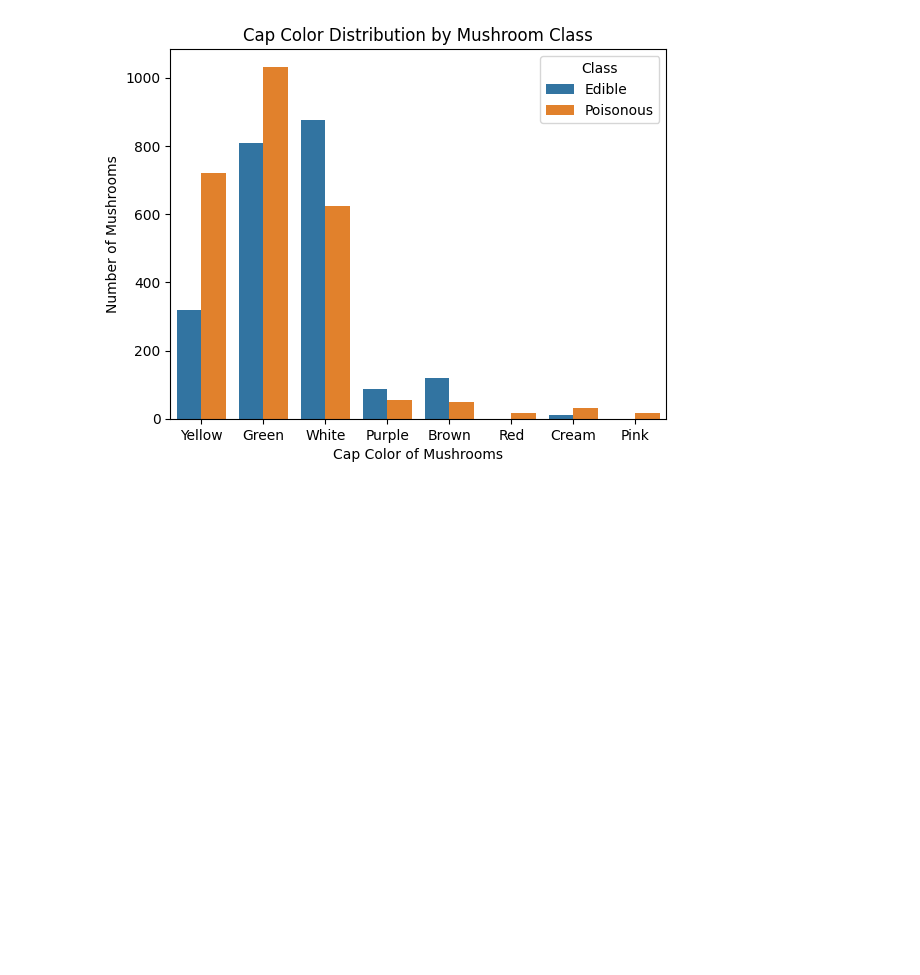
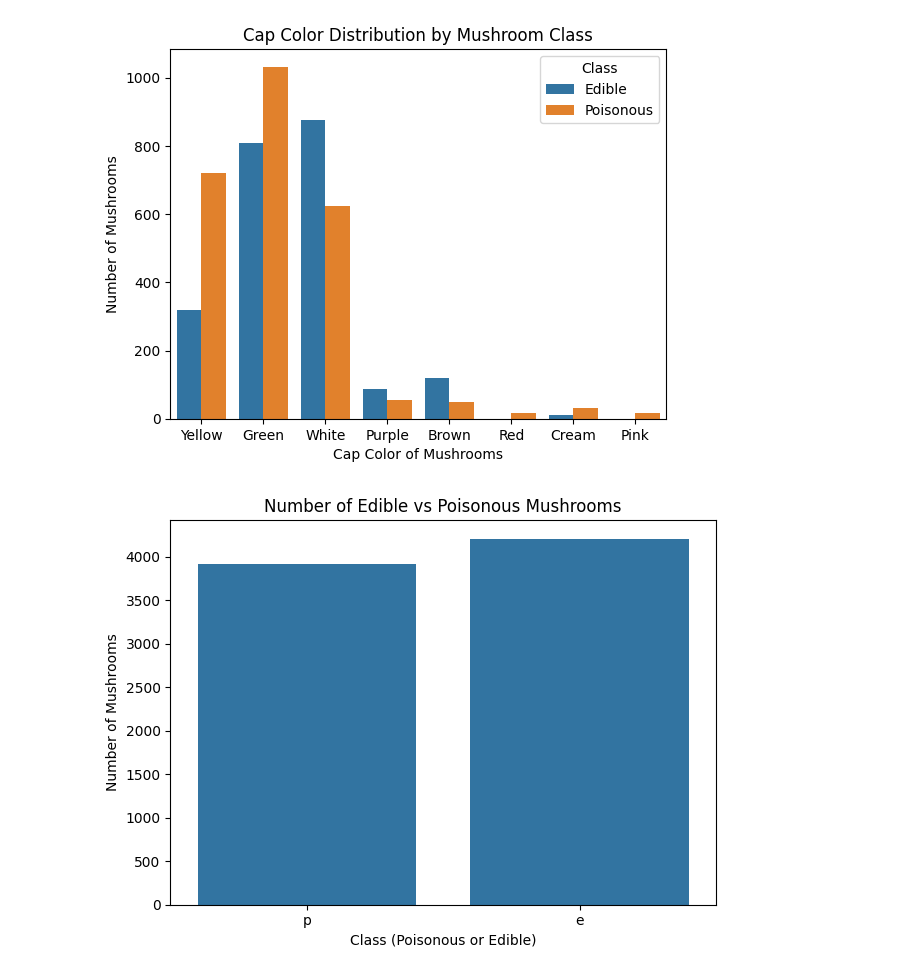
Before and after one commit to ceradrake/applied-ml-drake, a Jupyter notebook: midterm/MushroomClassification.ipynb, the cells around one changed output. Drawn from its saved outputs; the diff is of its cells as text; code cells hidden in the pictures; blank space fills up the shorter version.

Commit message:
Countplot for Class

```diff
--- a/midterm/MushroomClassification.ipynb
+++ b/midterm/MushroomClassification.ipynb
@@ -137,3 +137,15 @@ df['cap-color'] = df['cap-color'].map(cap_color_map)
 plt.show()
 # %% [output]
 [figure]
+# %%
+# Countplot for Edible vs Poisonous Mushrooms
+sns.countplot(x='class', data=df)
+
+plt.title('Number of Edible vs Poisonous Mushrooms')
+plt.xlabel('Class (Poisonous or Edible)')
+plt.ylabel('Number of Mushrooms')
+
+plt.tight_layout()
+plt.show()
+# %% [output]
+[figure, added]
```
